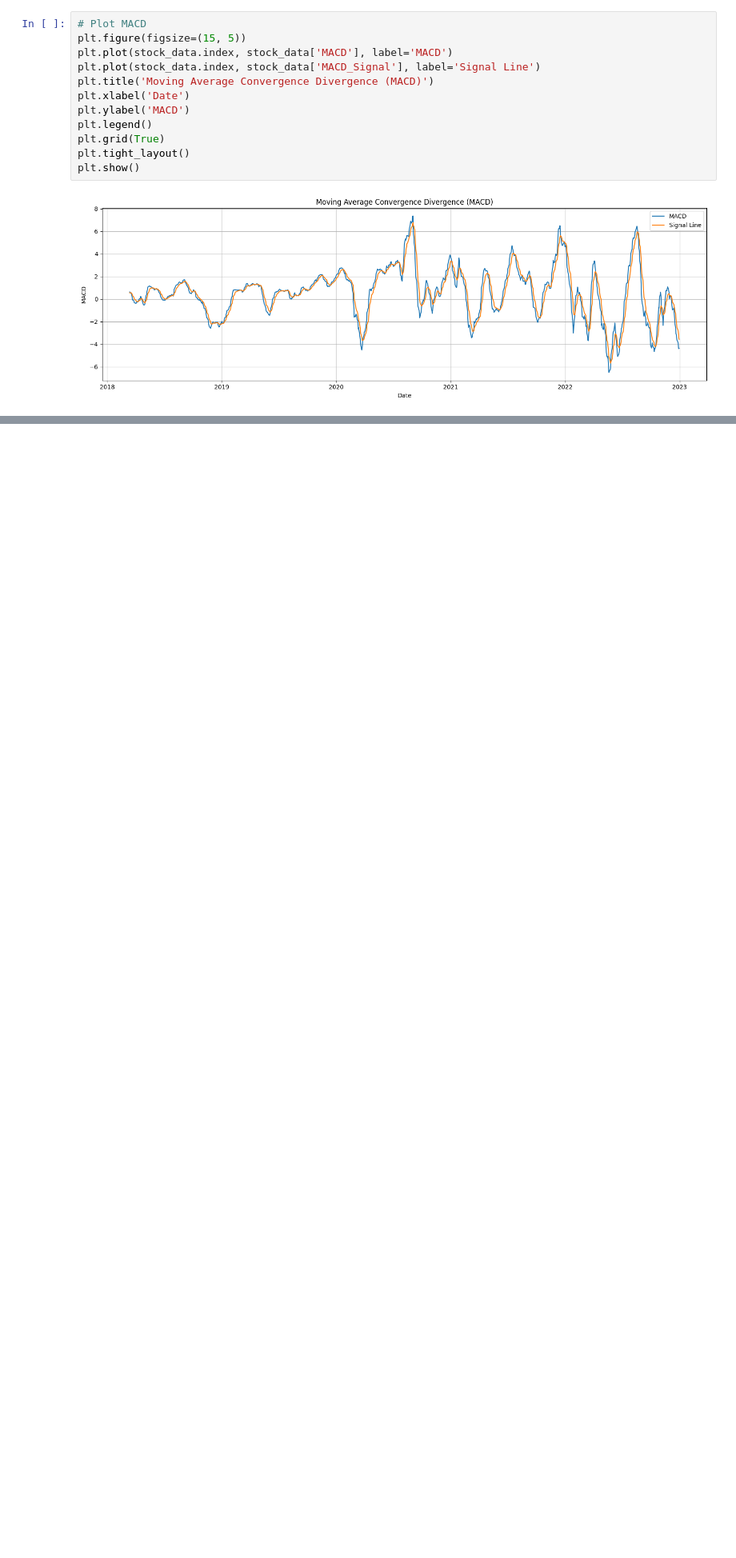
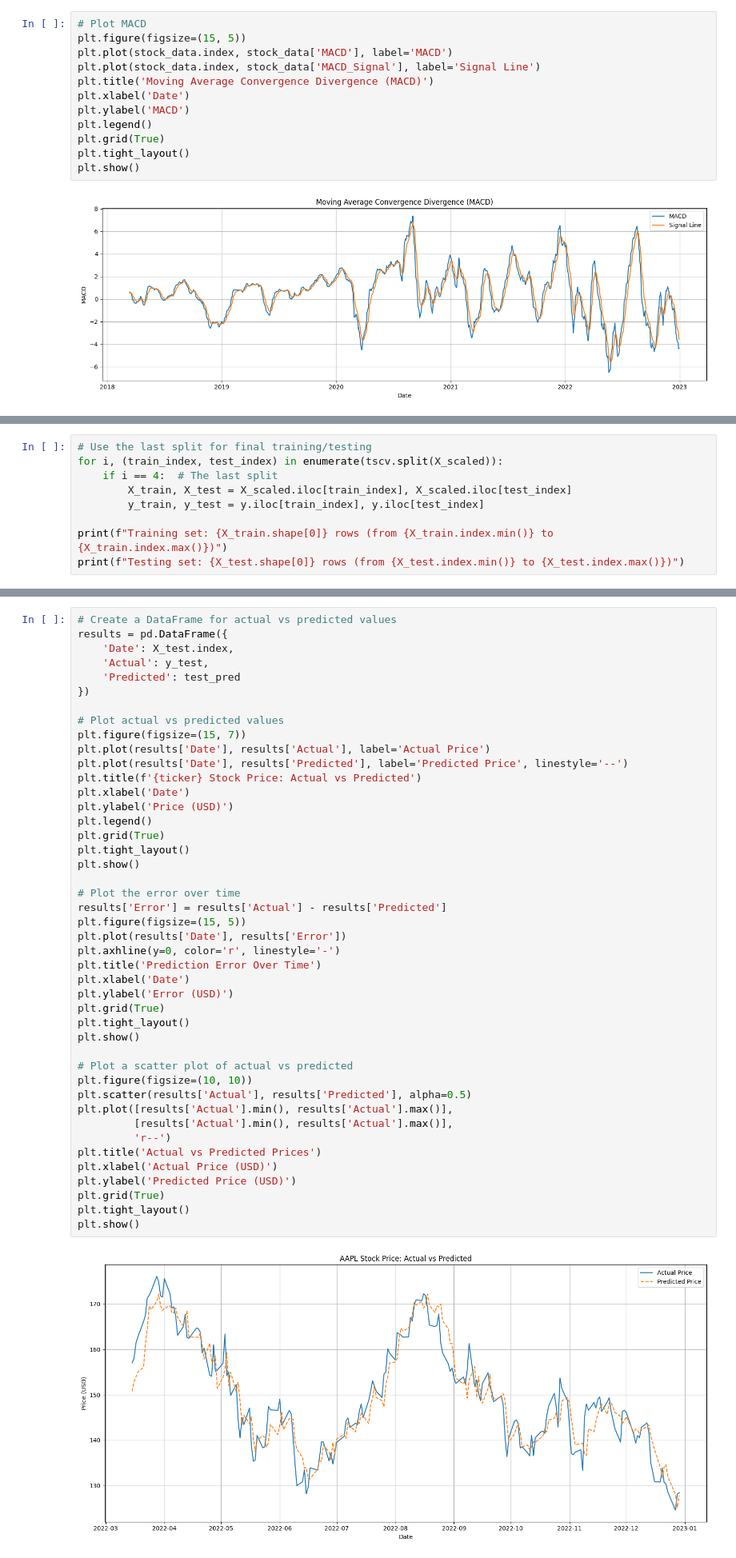
Before and after one commit to sandeepsony/PandasPrep, a Jupyter notebook: Timeseries_finance.ipynb, the cells around one changed output, grey strips where cells are left out. Shown at 80% size. Cells and saved outputs as stored; diff of their text form; blank space fills up the shorter version.

```diff
--- a/Timeseries_finance.ipynb
+++ b/Timeseries_finance.ipynb
@@ -196,0 +272,9 @@ display(stock_data)
+# %%
+# Use the last split for final training/testing
+for i, (train_index, test_index) in enumerate(tscv.split(X_scaled)):
+    if i == 4:  # The last split
+        X_train, X_test = X_scaled.iloc[train_index], X_scaled.iloc[test_index]
+        y_train, y_test = y.iloc[train_index], y.iloc[test_index]
+
+print(f"Training set: {X_train.shape[0]} rows (from {X_train.index.min()} to {X_train.index.max()})")
+print(f"Testing set: {X_test.shape[0]} rows (from {X_test.index.min()} to {X_test.index.max()})")
@@ -196,0 +341,46 @@ display(stock_data)
+# %%
+# Create a DataFrame for actual vs predicted values
+results = pd.DataFrame({
+    'Date': X_test.index,
+    'Actual': y_test,
+    'Predicted': test_pred
+})
+
+# Plot actual vs predicted values
+plt.figure(figsize=(15, 7))
+plt.plot(results['Date'], results['Actual'], label='Actual Price')
+plt.plot(results['Date'], results['Predicted'], label='Predicted Price', linestyle='--')
+plt.title(f'{ticker} Stock Price: Actual vs Predicted')
+plt.xlabel('Date')
+plt.ylabel('Price (USD)')
+plt.legend()
+plt.grid(True)
+plt.tight_layout()
+plt.show()
+
+# Plot the error over time
+results['Error'] = results['Actual'] - results['Predicted']
+plt.figure(figsize=(15, 5))
+plt.plot(results['Date'], results['Error'])
+plt.axhline(y=0, color='r', linestyle='-')
+plt.title('Prediction Error Over Time')
+plt.xlabel('Date')
+plt.ylabel('Error (USD)')
+plt.grid(True)
+plt.tight_layout()
+plt.show()
+
+# Plot a scatter plot of actual vs predicted
+plt.figure(figsize=(10, 10))
+plt.scatter(results['Actual'], results['Predicted'], alpha=0.5)
+plt.plot([results['Actual'].min(), results['Actual'].max()],
+         [results['Actual'].min(), results['Actual'].max()],
+         'r--')
+plt.title('Actual vs Predicted Prices')
+plt.xlabel('Actual Price (USD)')
+plt.ylabel('Predicted Price (USD)')
+plt.grid(True)
+plt.tight_layout()
+plt.show()
+# %% [output]
+[figure, added]
```
Also changed, not shown: parts of 10 cells of this notebook.
